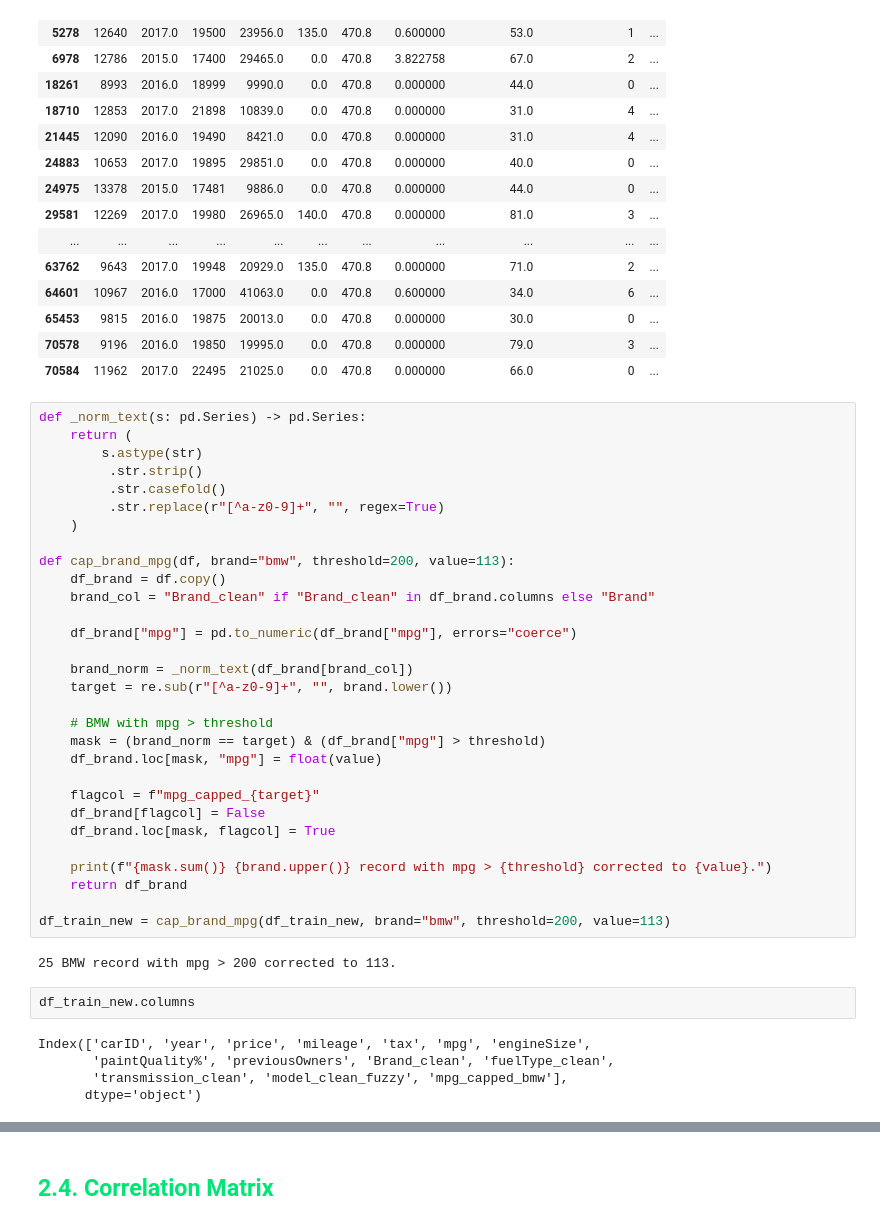
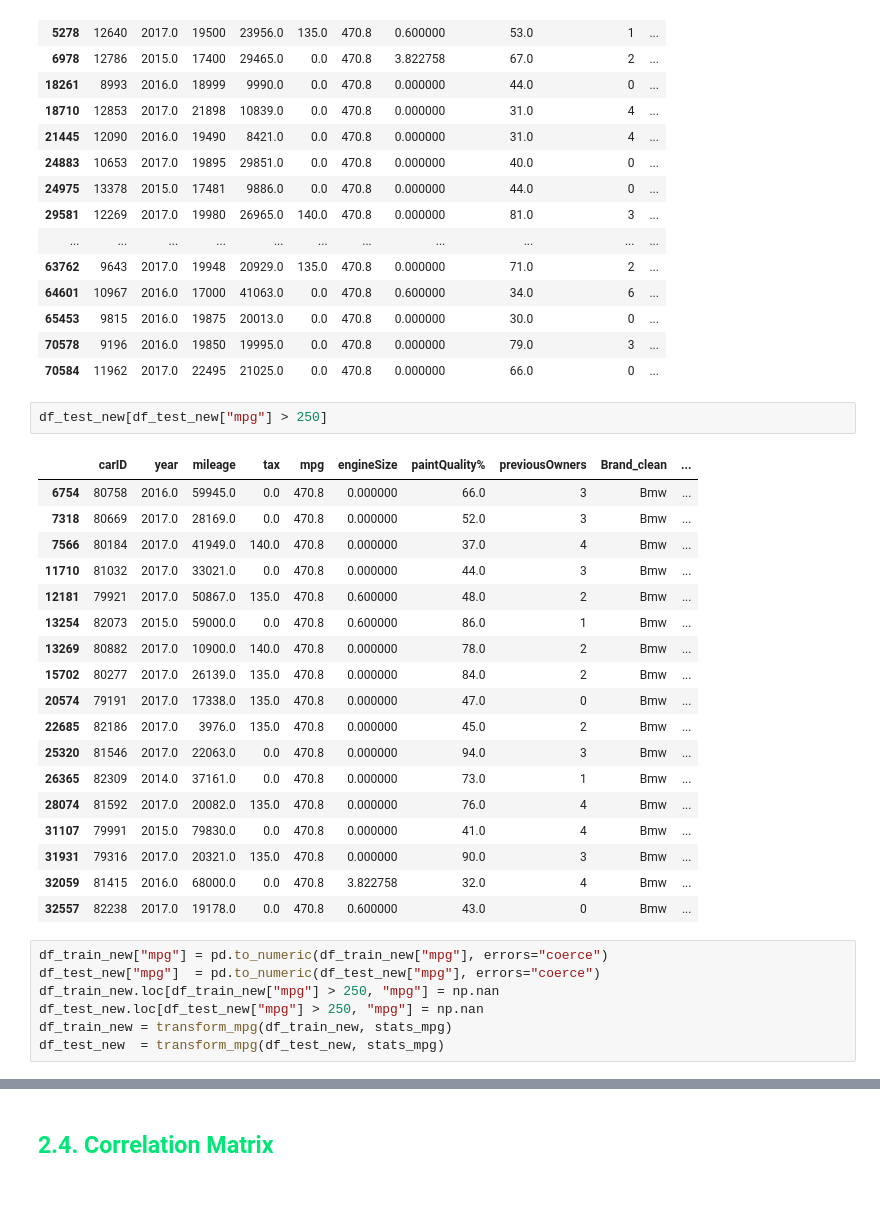
Before and after one commit to Danirib11221/MachineLearning39, a Jupyter notebook: MachineLearningProject.ipynb, the cells around one changed output, grey strips where cells are left out. Cells and saved outputs as stored; diff of their text form; blank space fills up the shorter version.

```diff
--- a/MachineLearningProject.ipynb
+++ b/MachineLearningProject.ipynb
@@ -2242,42 +2009,31 @@ df_train_new[df_train_new["mpg"] > 250]
 | 65453 | 9815 | 2016.0 | 19875 | 20013.0 | 0.0 | 470.8 | 0.000000 | 30.0 | 0 | ... |
 | 70578 | 9196 | 2016.0 | 19850 | 19995.0 | 0.0 | 470.8 | 0.000000 | 79.0 | 3 | ... |
 | 70584 | 11962 | 2017.0 | 22495 | 21025.0 | 0.0 | 470.8 | 0.000000 | 66.0 | 0 | ... |
-# %%
-def _norm_text(s: pd.Series) -> pd.Series:
-    return (
-        s.astype(str)
-         .str.strip()
-         .str.casefold()
-         .str.replace(r"[^a-z0-9]+", "", regex=True)
-    )
-
-def cap_brand_mpg(df, brand="bmw", threshold=200, value=113):
-    df_brand = df.copy()
-    brand_col = "Brand_clean" if "Brand_clean" in df_brand.columns else "Brand"
-
-    df_brand["mpg"] = pd.to_numeric(df_brand["mpg"], errors="coerce")
-
-    brand_norm = _norm_text(df_brand[brand_col])
-    target = re.sub(r"[^a-z0-9]+", "", brand.lower())
-
-    # BMW with mpg > threshold
-    mask = (brand_norm == target) & (df_brand["mpg"] > threshold)
-    df_brand.loc[mask, "mpg"] = float(value)
-
-    flagcol = f"mpg_capped_{target}"
-    df_brand[flagcol] = False
-    df_brand.loc[mask, flagcol] = True
-
-    print(f"{mask.sum()} {brand.upper()} record with mpg > {threshold} corrected to {value}.")
-    return df_brand
-
-df_train_new = cap_brand_mpg(df_train_new, brand="bmw", threshold=200, value=113)
-# %% [output]
-25 BMW record with mpg > 200 corrected to 113.
-# %%
-df_train_new.columns
-# %% [output]
-Index(['carID', 'year', 'price', 'mileage', 'tax', 'mpg', 'engineSize',
-       'paintQuality%', 'previousOwners', 'Brand_clean', 'fuelType_clean',
-       'transmission_clean', 'model_clean_fuzzy', 'mpg_capped_bmw'],
-      dtype='object')
+# %%
+df_test_new[df_test_new["mpg"] > 250]
+# %% [output]
+|  | carID | year | mileage | tax | mpg | engineSize | paintQuality% | previousOwners | Brand_clean | ... |
+| 6754 | 80758 | 2016.0 | 59945.0 | 0.0 | 470.8 | 0.000000 | 66.0 | 3 | Bmw | ... |
+| 7318 | 80669 | 2017.0 | 28169.0 | 0.0 | 470.8 | 0.000000 | 52.0 | 3 | Bmw | ... |
+| 7566 | 80184 | 2017.0 | 41949.0 | 140.0 | 470.8 | 0.000000 | 37.0 | 4 | Bmw | ... |
+| 11710 | 81032 | 2017.0 | 33021.0 | 0.0 | 470.8 | 0.000000 | 44.0 | 3 | Bmw | ... |
+| 12181 | 79921 | 2017.0 | 50867.0 | 135.0 | 470.8 | 0.600000 | 48.0 | 2 | Bmw | ... |
+| 13254 | 82073 | 2015.0 | 59000.0 | 0.0 | 470.8 | 0.600000 | 86.0 | 1 | Bmw | ... |
+| 13269 | 80882 | 2017.0 | 10900.0 | 140.0 | 470.8 | 0.000000 | 78.0 | 2 | Bmw | ... |
+| 15702 | 80277 | 2017.0 | 26139.0 | 135.0 | 470.8 | 0.000000 | 84.0 | 2 | Bmw | ... |
+| 20574 | 79191 | 2017.0 | 17338.0 | 135.0 | 470.8 | 0.000000 | 47.0 | 0 | Bmw | ... |
+| 22685 | 82186 | 2017.0 | 3976.0 | 135.0 | 470.8 | 0.000000 | 45.0 | 2 | Bmw | ... |
+| 25320 | 81546 | 2017.0 | 22063.0 | 0.0 | 470.8 | 0.000000 | 94.0 | 3 | Bmw | ... |
+| 26365 | 82309 | 2014.0 | 37161.0 | 0.0 | 470.8 | 0.000000 | 73.0 | 1 | Bmw | ... |
+| 28074 | 81592 | 2017.0 | 20082.0 | 135.0 | 470.8 | 0.000000 | 76.0 | 4 | Bmw | ... |
+| 31107 | 79991 | 2015.0 | 79830.0 | 0.0 | 470.8 | 0.000000 | 41.0 | 4 | Bmw | ... |
+| 31931 | 79316 | 2017.0 | 20321.0 | 135.0 | 470.8 | 0.000000 | 90.0 | 3 | Bmw | ... |
+| 32059 | 81415 | 2016.0 | 68000.0 | 0.0 | 470.8 | 3.822758 | 32.0 | 4 | Bmw | ... |
+| 32557 | 82238 | 2017.0 | 19178.0 | 0.0 | 470.8 | 0.600000 | 43.0 | 0 | Bmw | ... |
+# %%
+df_train_new["mpg"] = pd.to_numeric(df_train_new["mpg"], errors="coerce")
+df_test_new["mpg"]  = pd.to_numeric(df_test_new["mpg"], errors="coerce")
+df_train_new.loc[df_train_new["mpg"] > 250, "mpg"] = np.nan
+df_test_new.loc[df_test_new["mpg"] > 250, "mpg"] = np.nan
+df_train_new = transform_mpg(df_train_new, stats_mpg)
+df_test_new  = transform_mpg(df_test_new, stats_mpg)
```
Also changed, not shown: parts of 79 cells of this notebook.
